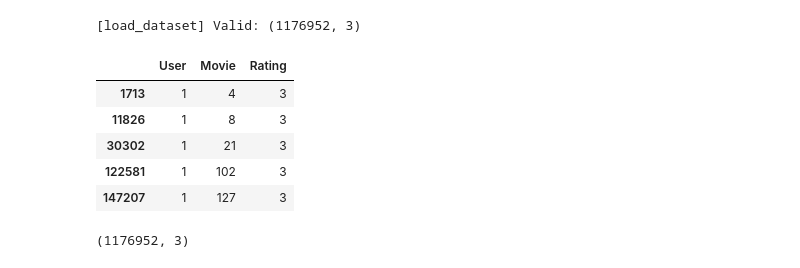
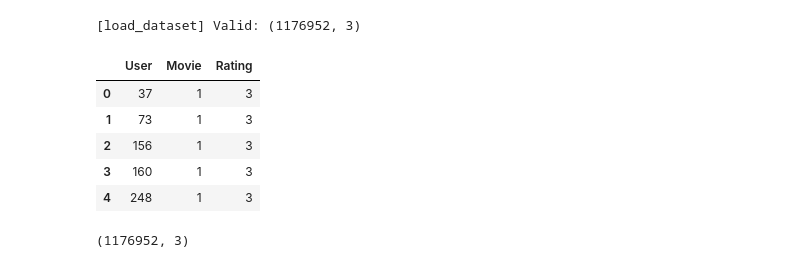
Before and after one commit to yukixLLL/MLProjects, a Jupyter notebook: Project2/run.ipynb, the cells around one changed output. Cells and saved outputs as stored; diff of their text form; code cells hidden in the pictures.

```diff
--- a/Project2/run.ipynb
+++ b/Project2/run.ipynb
@@ -154,14 +157,14 @@ test_df = load_dataset(test_dataset)
 # %% [output]
 [load_dataset] Valid: (1176952, 3)
 # %%
-test_df.sort_values(by=['User', 'Movie']).head()
+test_df.head()
 # %% [output]
 |  | User | Movie | Rating |
-| 1713 | 1 | 4 | 3 |
-| 11826 | 1 | 8 | 3 |
-| 30302 | 1 | 21 | 3 |
-| 122581 | 1 | 102 | 3 |
-| 147207 | 1 | 127 | 3 |
+| 0 | 37 | 1 | 3 |
+| 1 | 73 | 1 | 3 |
+| 2 | 156 | 1 | 3 |
+| 3 | 160 | 1 | 3 |
+| 4 | 248 | 1 | 3 |
 # %%
 test_df.shape
 # %% [output]
```
Also changed, not shown: parts of 10 cells of this notebook, 3 other files.
